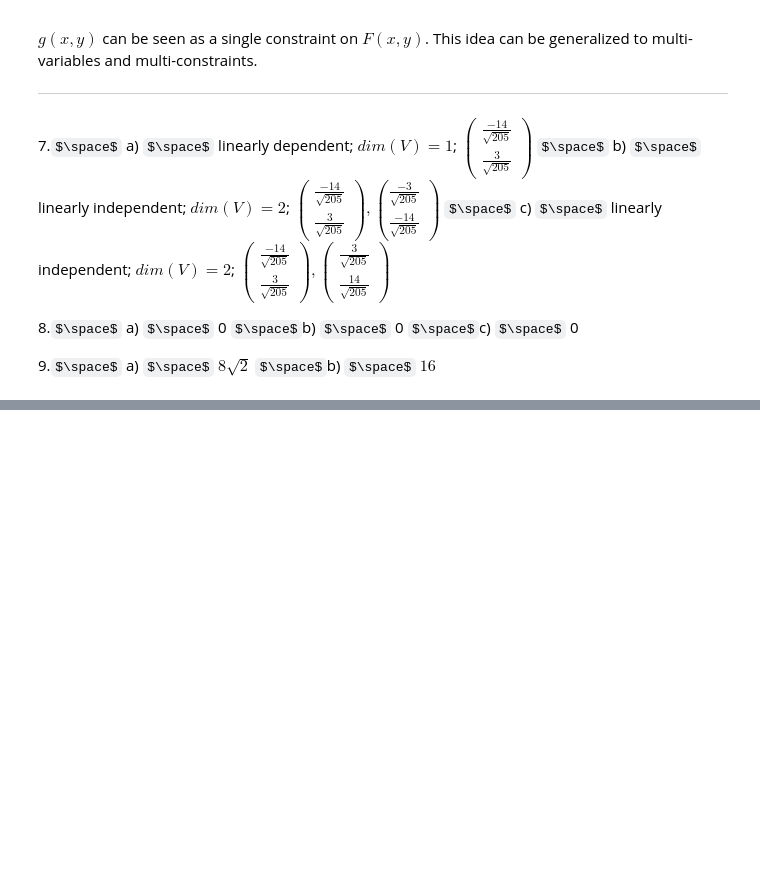
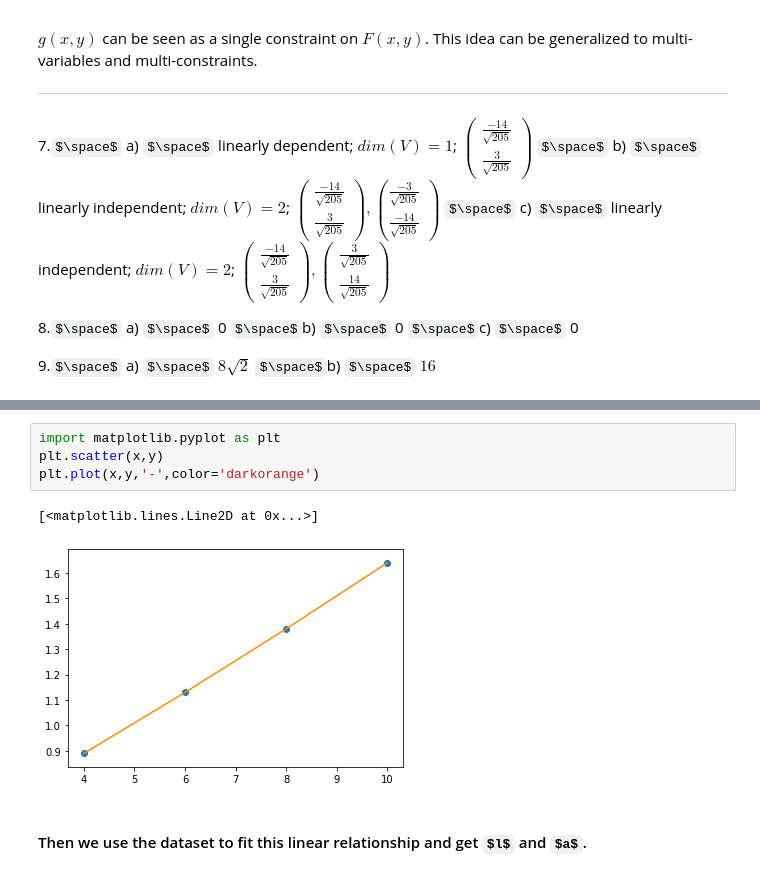
Before and after one commit to ccccclw/Notebooks, a Jupyter notebook: QM_HW.ipynb, the cells around one changed output, grey strips where cells are left out. Drawn from its saved outputs; the diff is of its cells as text; some formulas as TeX source; blank space fills up the shorter version.

```diff
--- a/QM_HW.ipynb
+++ b/QM_HW.ipynb
@@ -155,0 +425,9 @@ b) Yes. We can measure it under $\sqrt{2} \varepsilon_{0}.$
+# %%
+import matplotlib.pyplot as plt
+plt.scatter(x,y)
+plt.plot(x,y,'-',color='darkorange')
+# %% [output]
+[<matplotlib.lines.Line2D at 0x...>]
+[figure, added]
+# %% [markdown]
+#### Then we use the dataset to fit this linear relationship and get $l$ and $a$.
```
Also changed, not shown: parts of 12 cells of this notebook, 8 other files.
